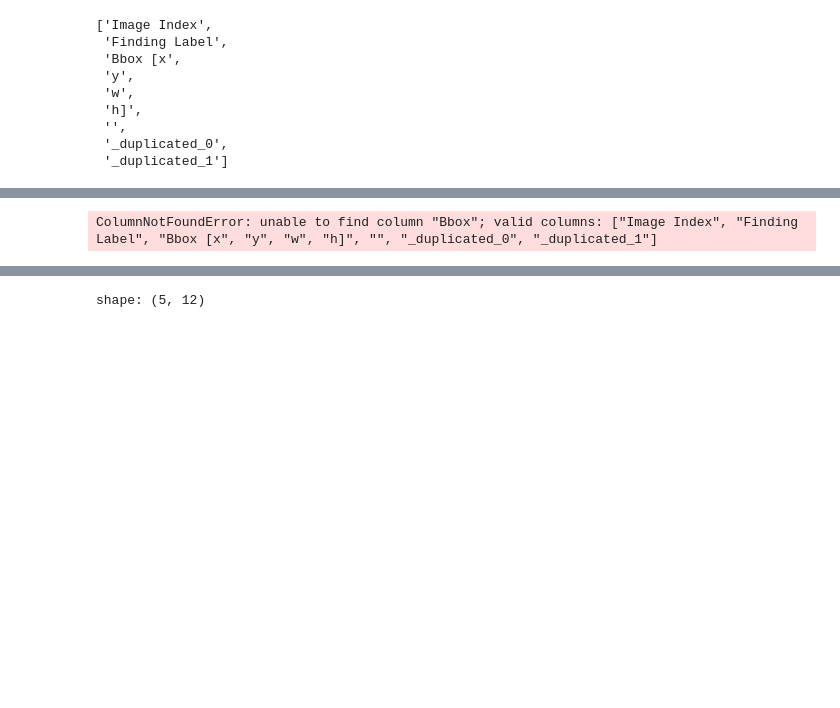
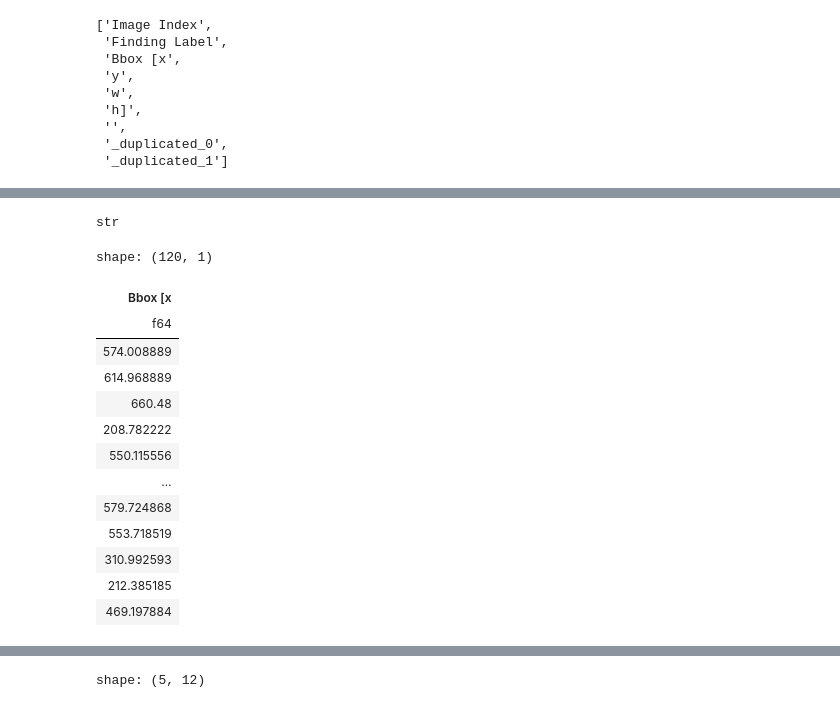
Before and after one commit to yomisosanya/diffusion-model-unet, a Jupyter notebook: unet_03.ipynb, the cells around one changed output, grey strips where cells are left out. Saved outputs shown, nothing was run; the diff lists cells and outputs as text; code cells hidden in the pictures; blank space fills up the shorter version.

```diff
--- a/unet_03.ipynb
+++ b/unet_03.ipynb
@@ -294,7 +434,26 @@ list(dd.columns)
+# %%
+r = df1.slice(25, 1)
+f = r.get_column('Finding Labels').item()
+type(f)
+# %% [output]
+str
 # %%
-dd.select(['Bbox []'])
+dd.select('Bbox [x')
 # %% [output]
-ColumnNotFoundError: unable to find column "Bbox"; valid columns: ["Image Index", "Finding Label", "Bbox [x", "y", "w", "h]", "", "_duplicated_0", "_duplicated_1"]
+shape: (120, 1)
+| Bbox [x |
+| f64 |
+| 574.008889 |
+| 614.968889 |
+| 660.48 |
+| 208.782222 |
+| 550.115556 |
+| … |
+| 579.724868 |
+| 553.718519 |
+| 310.992593 |
+| 212.385185 |
+| 469.197884 |
 # %%
 [p for p in dirs if p.name in items]
 # %% [output]
```
Also changed, not shown: parts of 18 cells of this notebook, 5 other files.
